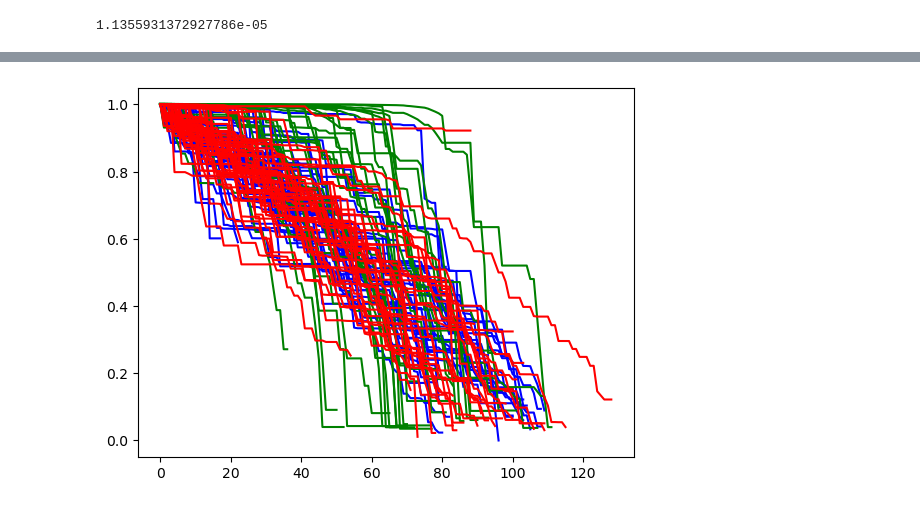
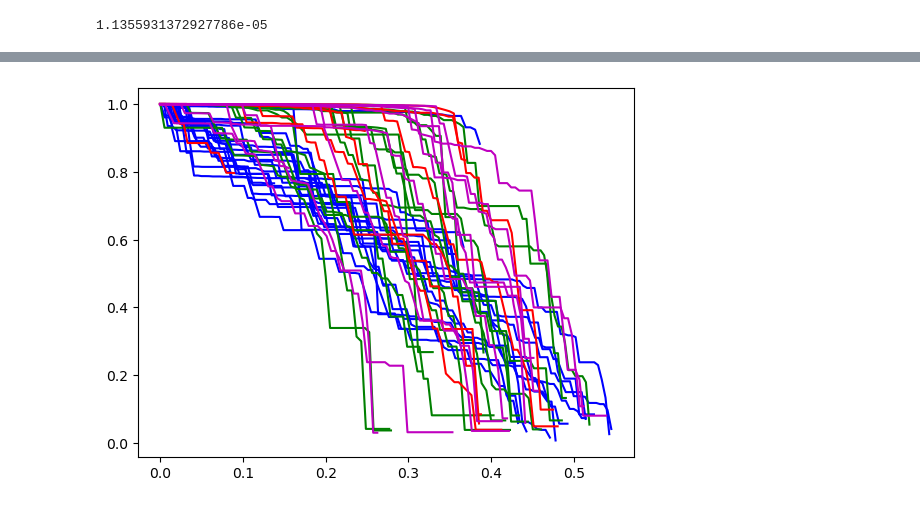
Before and after one commit to stringtherapy/hackathon, a Jupyter notebook: submission/classical_example.ipynb, the cells around one changed output, grey strips where cells are left out. Cells and saved outputs as stored; diff of their text form; code cells hidden in the pictures.

Commit message:
normalization of the time and plotting Geoffroy's graph our way

```diff
--- a/submission/classical_example.ipynb
+++ b/submission/classical_example.ipynb
@@ -20,5 +20,7 @@ import dsd
 # %%
 n=30
 #G=nx.scale_free_graph(n, alpha=0.41, beta=0.54, gamma=0.05, delta_in=0.2, delta_out=0, seed=None, initial_graph=None)
-#G=nx.scale_free_graph(n, alpha=0.8, beta=0.1, gamma=0.1, delta_in=0.2, delta_out=0, seed=None, initial_graph=None)
-G=nx.erdos_renyi_graph(n,0.5)
+G=nx.scale_free_graph(n, alpha=0.09, beta=0.9, gamma=0.01, delta_in=0.2, delta_out=0, seed=None, initial_graph=None)
+#G=nx.erdos_renyi_graph(n,0.5)
+nx.Graph(G)
+print(len(G.edges))
@@ -144,6 +148,7 @@ def gen_graph(n):
 
 def gen_graph_scalefree(n):
     G=nx.scale_free_graph(n, alpha=0.41, beta=0.54, gamma=0.05, delta_in=0.2, delta_out=0, seed=None, initial_graph=None)
+    #G=nx.scale_free_graph(n, alpha=0.09, beta=0.9, gamma=0.01, delta_in=0.2, delta_out=0, seed=None, initial_graph=None)
     G2 = G.to_undirected()
     G2.remove_edges_from(nx.selfloop_edges(G2))
 
@@ -154,6 +159,7 @@ def gen_graph_scalefree(n):
 def get_Q(netw):
     [F,M]=get_flow(netw)
     (idxi,idxj)=np.where(M==np.min(np.abs(M[np.nonzero(M)])))
+    netw.M=M
     return np.abs(M[1].sum()) , (idxi[0],idxj[0])
 # %%
 G=gen_graph(n)
@@ -245,10 +422,13 @@ for k in tqdm(range(n_exp)):
 # %%
 n=100
-n_exp=50
+n_exp=20
 
+graph_gen_type=gen_graph_scalefree
+
+i_max_list_random=np.zeros(n_exp)
 for k in tqdm(range(n_exp)):
 
-    G=gen_graph_scalefree(n)
+    G=graph_gen_type(n)
     loop_size = len(G.edges)
     qs=np.empty(loop_size)
     qs[:]=np.nan
@@ -262,47 +442,69 @@ for k in tqdm(range(n_exp)):
         except:
             break
         delete_random_edge(G)
+    i_max_list_random[k]=i/loop_size
+    plt.plot(np.arange(i)/loop_size,qs[:i]/qs[0],'b-')
 
-    plt.plot(qs/qs[0],'b-')
-
+i_max_list_weakest=np.zeros(n_exp)
 for k in tqdm(range(n_exp)):
 
-    G=gen_graph_scalefree(n)
+    G=graph_gen_type(n)
     loop_size = len(G.edges)
     qs=np.empty(loop_size)
     qs[:]=np.nan
 
     for i in range(loop_size):
         try:
             q,chosenedge=get_Q(G)
             if i and q>qs[i-1]:
                 break
             qs[i]=q
         except:
             break
         delete_weakest_link(G,chosenedge)
 
-    plt.plot(qs/qs[0],'g-')
+    plt.plot(np.arange(i)/loop_size,qs[:i]/qs[0],'g-')
+    i_max_list_weakest[k]=i/loop_size
     #plt.ylim([0,1])
 
+i_max_list_weakest_in_densest=np.zeros(n_exp)
 for k in tqdm(range(n_exp)):
 
-    G=gen_graph_scalefree(n)
+    G=graph_gen_type(n)
     loop_size = len(G.edges)
     qs=np.empty(loop_size)
     qs[:]=np.nan
 
     for i in range(loop_size):
         try:
             q,chosenedge=get_Q(G)
             if i and q>qs[i-1]:
                 break
             qs[i]=q
         except:
             break
-        delete_random_densest_edge(G)
+        delete_weakest_in_densest(G)
+    i_max_list_weakest_in_densest[k]=i/loop_size
+    plt.plot(np.arange(i)/loop_size,qs[:i]/qs[0],'r-')
 
-    plt.plot(qs/qs[0],'r-')
-    #plt.ylim([0,1])
+i_max_list_weakest_outside_densest=np.zeros(n_exp)
+for k in tqdm(range(n_exp)):
+
+    G=graph_gen_type(n)
+    loop_size = len(G.edges)
+    qs=np.empty(loop_size)
+    qs[:]=np.nan
+
+    for i in range(loop_size):
+        try:
+            q,chosenedge=get_Q(G)
+            if i and q>qs[i-1]:
+                break
+            qs[i]=q
+        except:
+            break
+        delete_weakest_outside_densest(G)
+    i_max_list_weakest_outside_densest[k]=i/loop_size
+    plt.plot(np.arange(i)/loop_size,qs[:i]/qs[0],'m-')
 # %% [output]
-[figure, old version]
+[figure, new version]
```
Also changed, not shown: parts of 16 cells of this notebook, 1 other file.
